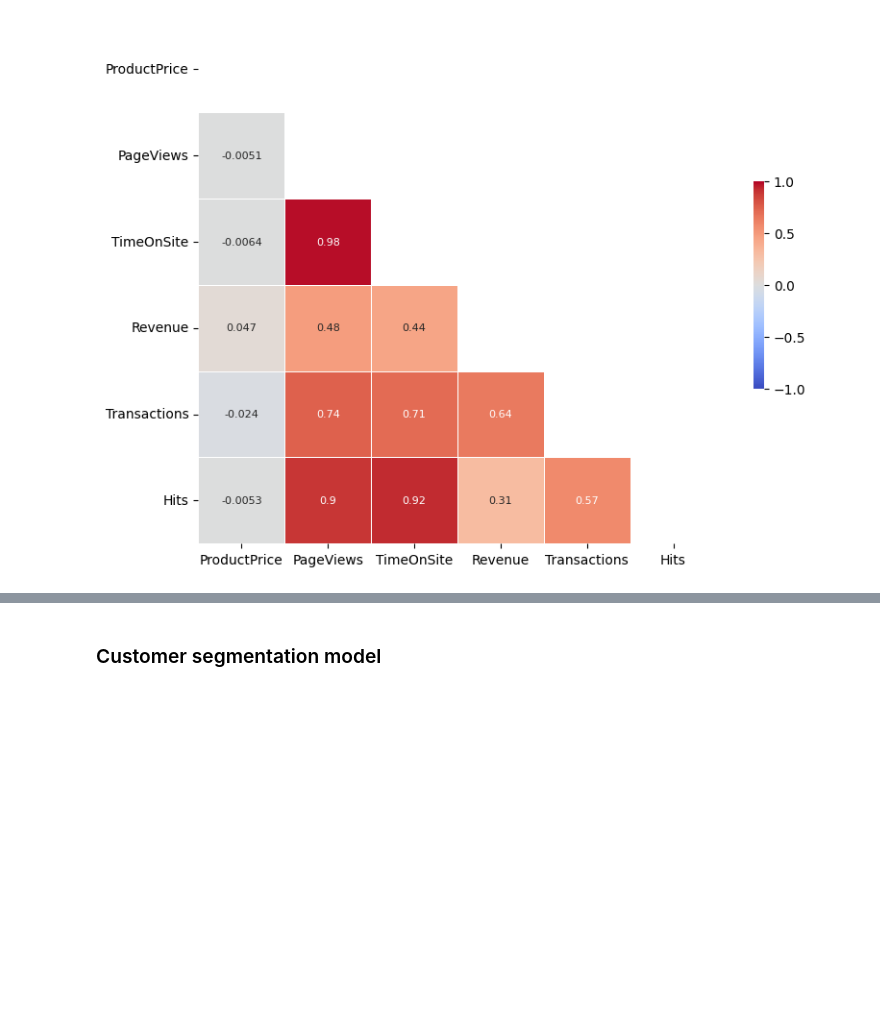
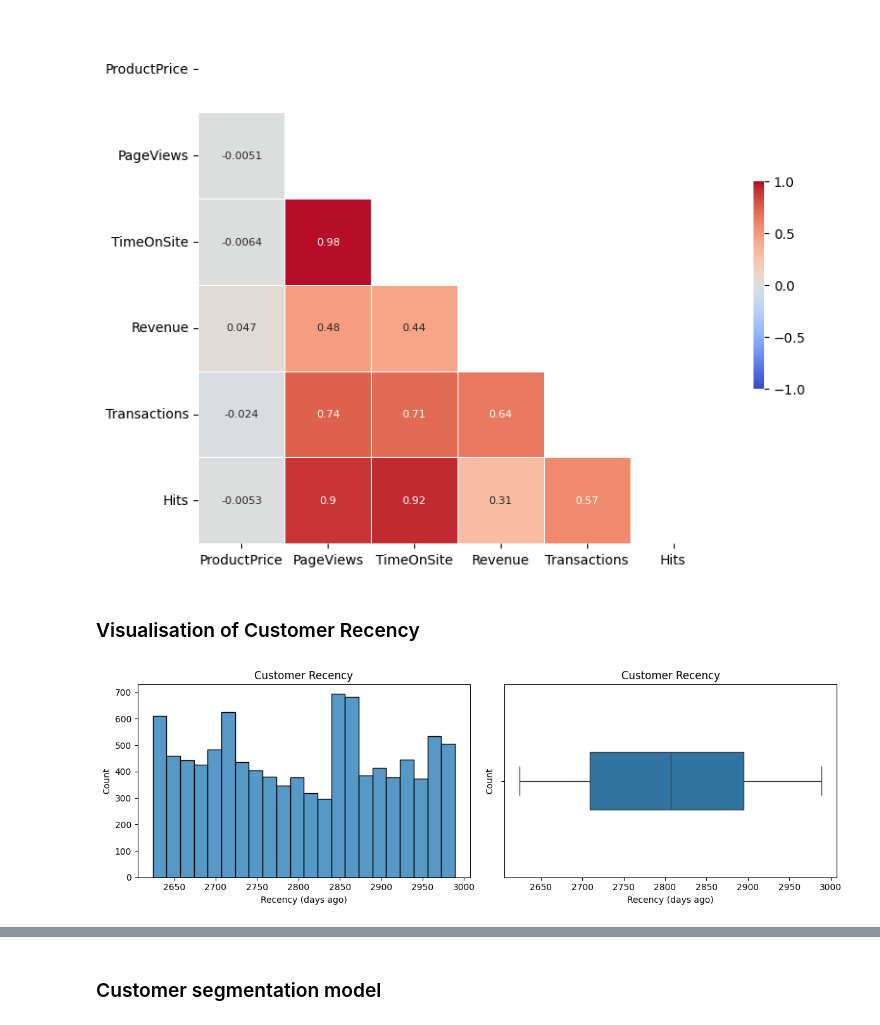
Before and after one commit to woobrandon/DSA3101-Potato-Wedges, a Jupyter notebook: SubgroupA/GoogleAnalyticsAnalysis.ipynb, the cells around one changed output, grey strips where cells are left out. Cells and saved outputs as stored; diff of their text form; code cells hidden in the pictures; blank space fills up the shorter version.

Commit message:
Added: Boxplots to Q1 for visualisation of RFM

```diff
--- a/SubgroupA/GoogleAnalyticsAnalysis.ipynb
+++ b/SubgroupA/GoogleAnalyticsAnalysis.ipynb
@@ -336,3 +210,44 @@ ax.set_xticklabels(corr_matrix.columns)
 sns.set_style({'xtick.bottom': True}, {'ytick.left': True})
 # %% [output]
 [figure]
+# %% [markdown]
+### Visualisation of Customer Recency
+# %%
+query = f"""
+    WITH CustomerRecency AS (
+        SELECT
+            fullVisitorId AS visitorId,
+            CAST(SUBSTRING(date, 1, 4) || '-' || SUBSTRING(date, 5, 2) || '-' || SUBSTRING(date, 7, 2) AS DATE) AS date,
+        FROM `bigquery-public-data.google_analytics_sample.ga_sessions_*`
+        WHERE totals.transactions >= 1
+    )
+
+    -- Number of days between the current date and the date of last purchase
+    SELECT
+        visitorId,
+        DATE_DIFF(CURRENT_DATE(), MAX(date), DAY) AS recency
+    FROM
+        CustomerRecency
+    GROUP BY
+        visitorId
+    """
+rows = client.query(query)
+
+result_df = rows.to_dataframe()
+
+fig, axes = plt.subplots(nrows=1, ncols=2, figsize=(12, 4))
+
+sns.histplot(result_df.recency, ax=axes[0])
+axes[0].set_title('Customer Recency')
+axes[0].set_xlabel('Recency (days ago)')
+axes[0].set_ylabel('Count')
+
+sns.boxplot(x=result_df.recency, ax=axes[1], width=0.3)
+axes[1].set_title('Customer Recency')
+axes[1].set_xlabel('Recency (days ago)')
+axes[1].set_ylabel('Count')
+
+plt.tight_layout()
+plt.show()
+# %% [output]
+[figure, added]
```
Also changed, not shown: parts of 11 cells of this notebook.
